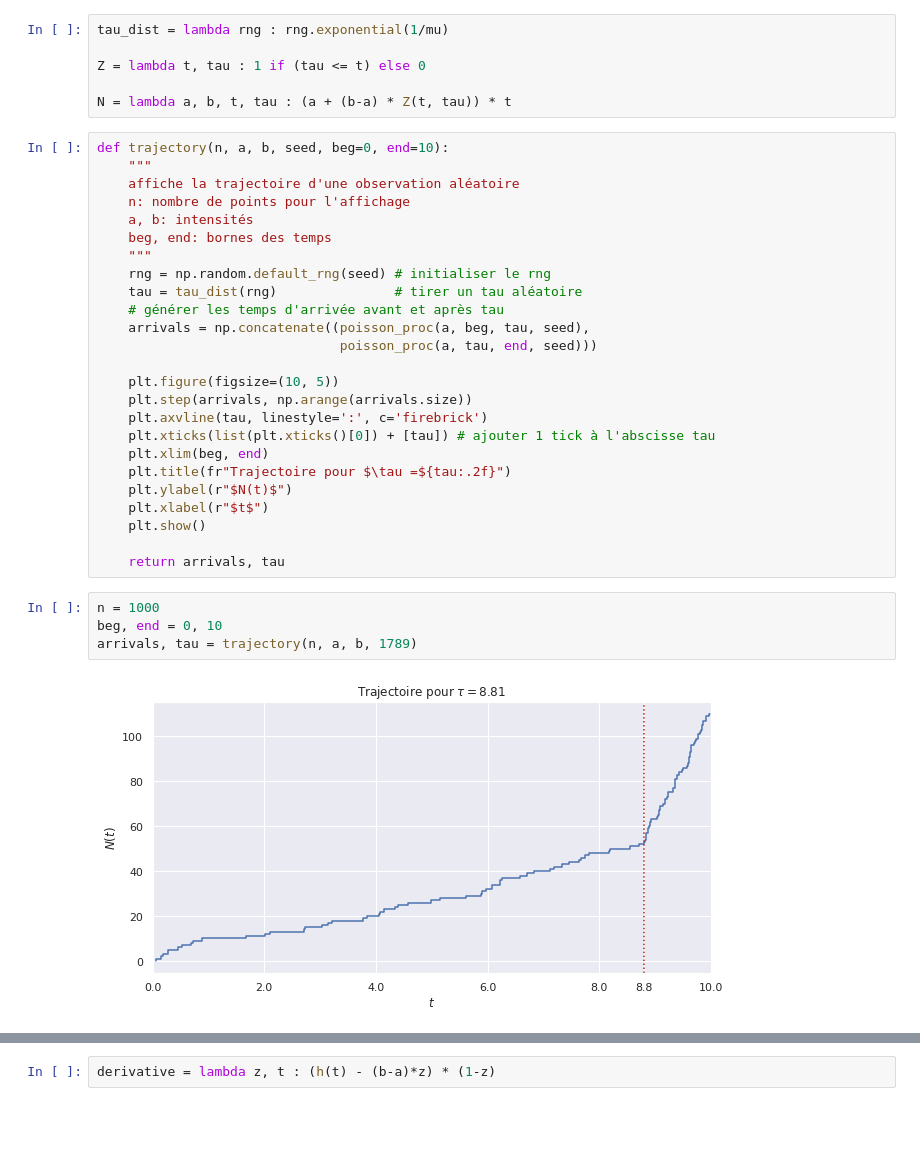
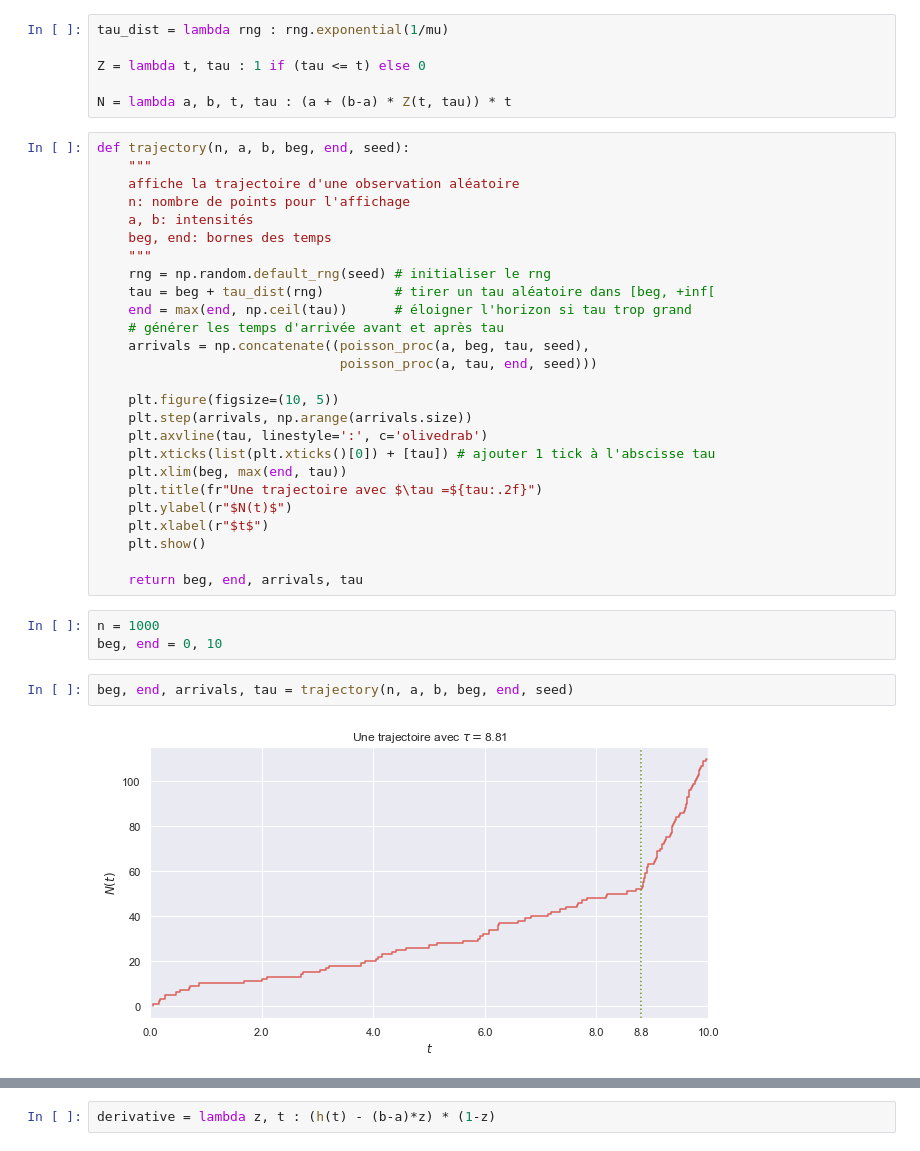
Before and after one commit to littlebuzzybee/MACS207b-Projet, a Jupyter notebook: MACS207b_Personnaz_Ly.ipynb, the cells around one changed output, grey strips where cells are left out. Cells and saved outputs as stored; diff of their text form; blank space fills up the shorter version.

```diff
--- a/MACS207b_Personnaz_Ly.ipynb
+++ b/MACS207b_Personnaz_Ly.ipynb
@@ -74,7 +81,7 @@ Z = lambda t, tau : 1 if (tau <= t) else 0
 
 N = lambda a, b, t, tau : (a + (b-a) * Z(t, tau)) * t
 # %%
-def trajectory(n, a, b, seed, beg=0, end=10):
+def trajectory(n, a, b, beg, end, seed):
     """
     affiche la trajectoire d'une observation aléatoire
     n: nombre de points pour l'affichage
@@ -82,25 +89,27 @@ def trajectory(n, a, b, seed, beg=0, end=10):
     beg, end: bornes des temps
     """
     rng = np.random.default_rng(seed) # initialiser le rng
-    tau = tau_dist(rng)               # tirer un tau aléatoire
+    tau = beg + tau_dist(rng)         # tirer un tau aléatoire dans [beg, +inf[
+    end = max(end, np.ceil(tau))      # éloigner l'horizon si tau trop grand
     # générer les temps d'arrivée avant et après tau
     arrivals = np.concatenate((poisson_proc(a, beg, tau, seed),
                                poisson_proc(a, tau, end, seed)))
 
     plt.figure(figsize=(10, 5))
     plt.step(arrivals, np.arange(arrivals.size))
-    plt.axvline(tau, linestyle=':', c='firebrick')
+    plt.axvline(tau, linestyle=':', c='olivedrab')
     plt.xticks(list(plt.xticks()[0]) + [tau]) # ajouter 1 tick à l'abscisse tau
-    plt.xlim(beg, end)
-    plt.title(fr"Trajectoire pour $\tau =${tau:.2f}")
+    plt.xlim(beg, max(end, tau))
+    plt.title(fr"Une trajectoire avec $\tau =${tau:.2f}")
     plt.ylabel(r"$N(t)$")
     plt.xlabel(r"$t$")
     plt.show()
 
-    return arrivals, tau
+    return beg, end, arrivals, tau
 # %%
 n = 1000
 beg, end = 0, 10
-arrivals, tau = trajectory(n, a, b, 1789)
-# %% [output]
-[figure, removed]
+# %%
+beg, end, arrivals, tau = trajectory(n, a, b, beg, end, seed)
+# %% [output]
+[figure, added]
```
Also changed, not shown: parts of 24 cells of this notebook.
